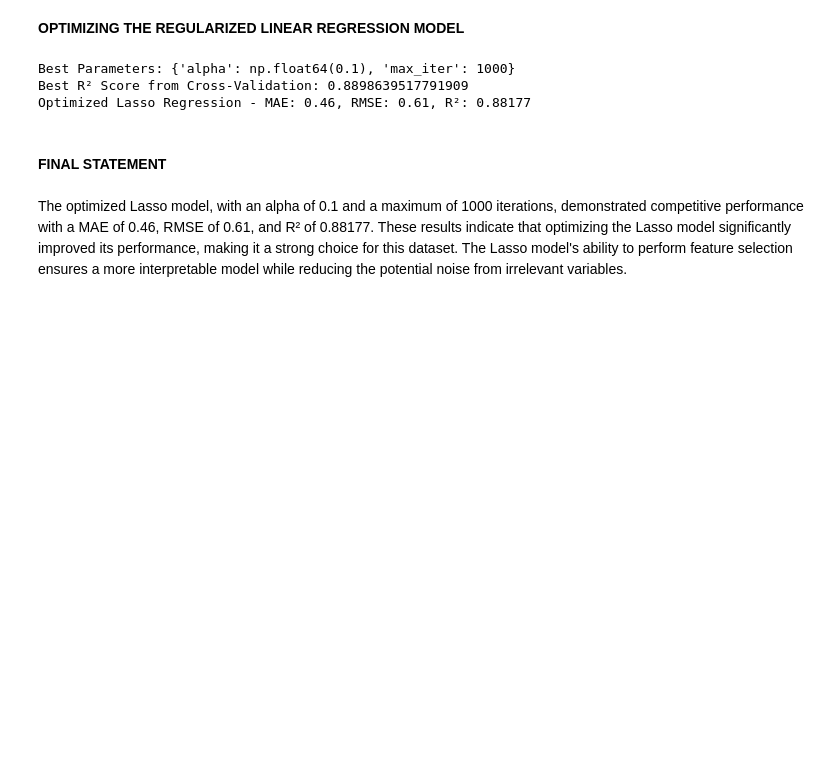
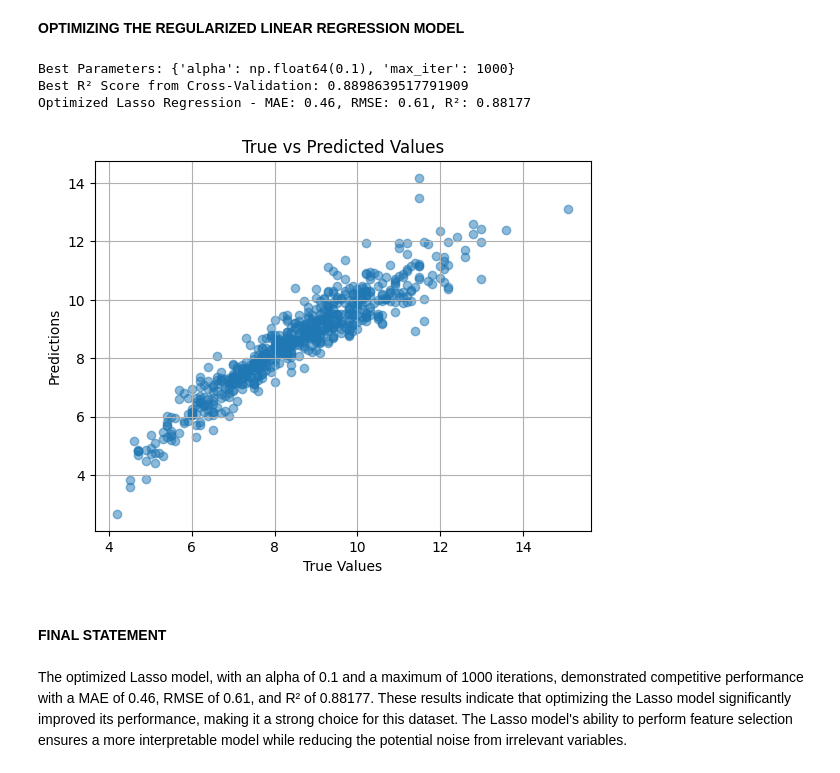
Before and after one commit to RitaViegas/RitaViegas---Project-Regularized-Linear.-Reg.----main, a Jupyter notebook: src/explore.ipynb, the cells around one changed output. Cells and saved outputs as stored; diff of their text form; code cells hidden in the pictures; blank space fills up the shorter version.

Commit message:
True vs Predicted Values - added

```diff
--- a/src/explore.ipynb
+++ b/src/explore.ipynb
@@ -1309,6 +1309,15 @@ print(f"Optimized Lasso Regression - MAE: {mae_optimized:.2f}, RMSE: {rmse_optim
 Best Parameters: {'alpha': np.float64(0.1), 'max_iter': 1000}
 Best R² Score from Cross-Validation: 0.8898639517791909
 Optimized Lasso Regression - MAE: 0.46, RMSE: 0.61, R²: 0.88177
+# %%
+plt.scatter(y_test, y_pred_optimized, alpha=0.5)
+plt.xlabel("True Values")
+plt.ylabel("Predictions")
+plt.title("True vs Predicted Values")
+plt.grid()
+plt.show()
+# %% [output]
+[figure, added]
 # %% [markdown]
 #### FINAL STATEMENT
 # %% [markdown]
```
